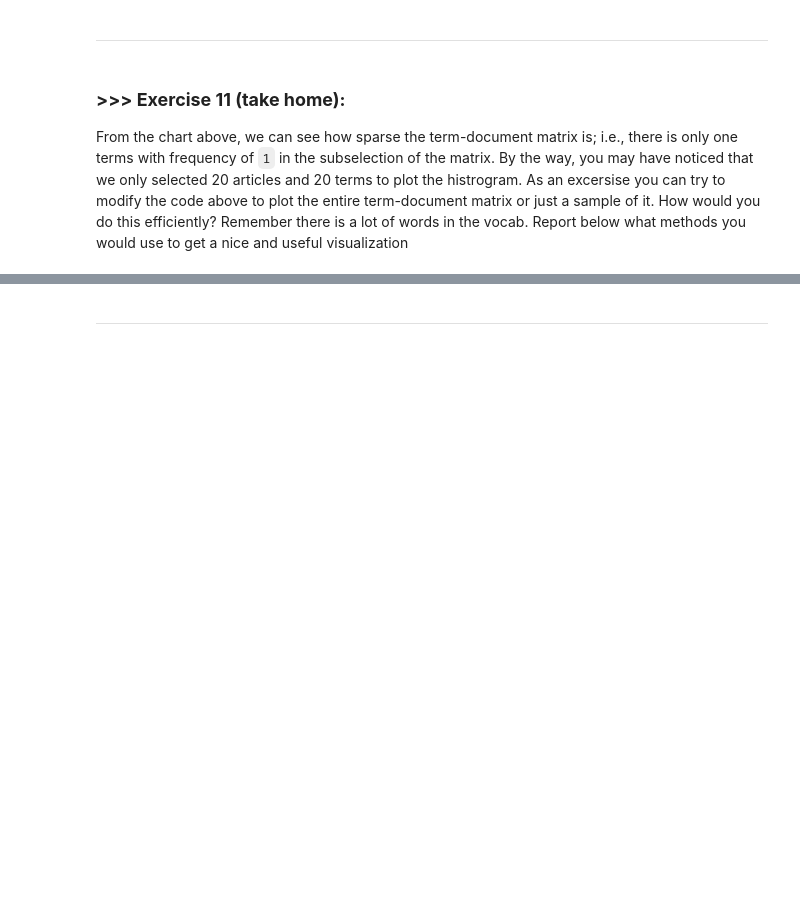
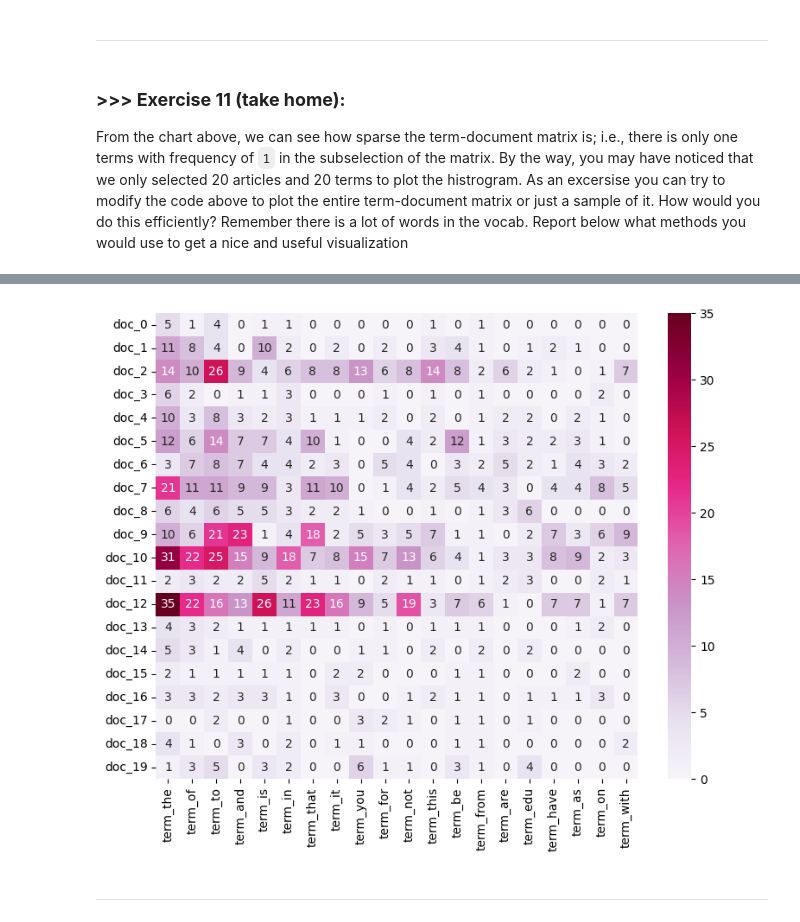
Before and after one commit to Henry0517code/DM2023-Lab1-Master, a Jupyter notebook: DM2023-Lab1-Master.ipynb, the cells around one changed output, grey strips where cells are left out. Saved outputs shown, nothing was run; the diff lists cells and outputs as text; code cells hidden in the pictures; blank space fills up the shorter version.

```diff
--- a/DM2023-Lab1-Master.ipynb
+++ b/DM2023-Lab1-Master.ipynb
@@ -1225,0 +1218,12 @@ From the chart above, we can see how sparse the term-document matrix is; i.e., t
+# %%
+# Answer here
+df = pd.DataFrame(X_counts.toarray(),
+                  columns=["term_" + s for s in count_vect.get_feature_names_out()],
+                  index=["doc_" + str(i) for i in range(0, X_counts.shape[0])])
+frequency_sum = df.sum(axis=0)
+df = df.T
+df['frequency_sum'] = frequency_sum
+# Find the most used 20 terms to get a denser
+df = df.sort_values(by='frequency_sum', ascending=False)
+df = df.T
+df
@@ -1225,0 +1244,3 @@ From the chart above, we can see how sparse the term-document matrix is; i.e., t
+# %%
+plot_z = df.iloc[0:20, 0:20] #X_counts[how many documents, how many terms]
+display(plot_z)
@@ -1226,3 +1265,12 @@ From the chart above, we can see how sparse the term-document matrix is; i.e., t
+# %%
+
+import seaborn as sns
+plt.subplots(figsize=(9, 7))
+ax = sns.heatmap(plot_z,
+                 cmap="PuRd",
+                 vmin=0, vmax=plot_z.max().max(), annot=True)
+# %% [output]
+[figure, added]
 # %% [markdown]
 ---
 # %% [markdown]
```
Also changed, not shown: parts of 8 cells of this notebook, 11 other files.
